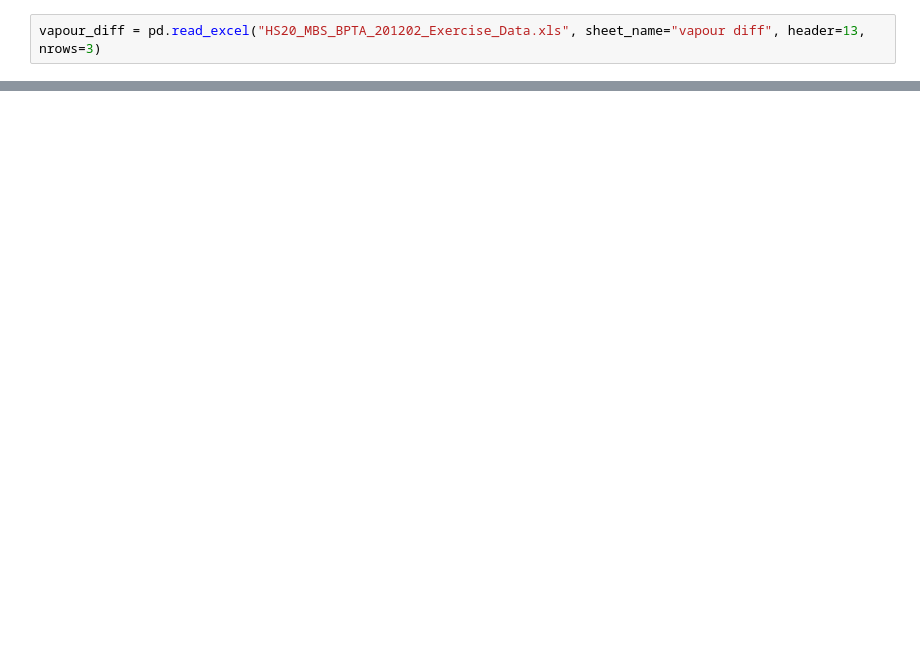
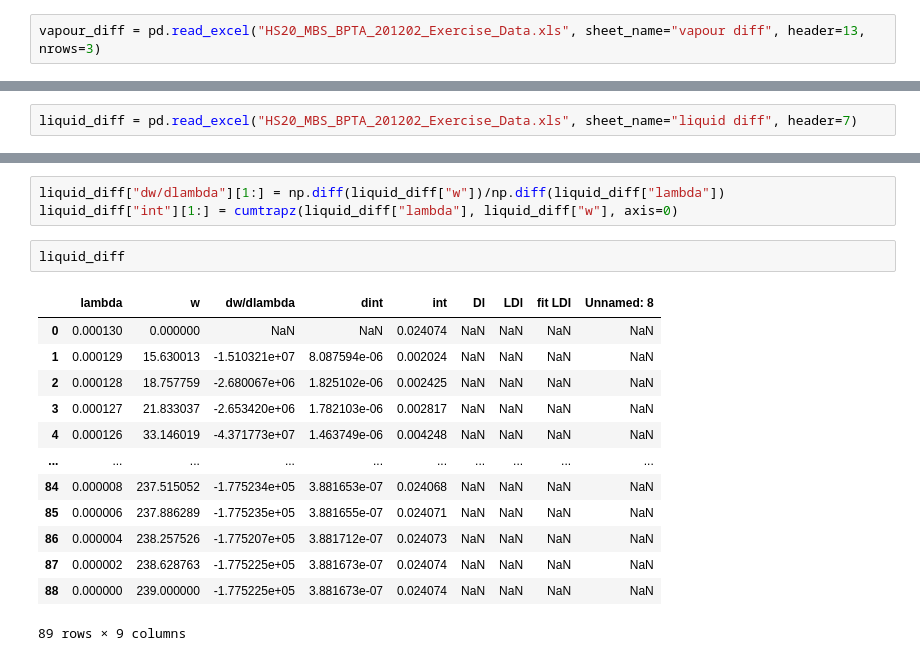
Before and after one commit to pick2510/BPTA, a Jupyter notebook: Ex2/Ex2.ipynb, the cells around one changed output, grey strips where cells are left out. Cells and saved outputs as stored; diff of their text form; blank space fills up the shorter version.

```diff
--- a/Ex2/Ex2.ipynb
+++ b/Ex2/Ex2.ipynb
@@ -44,0 +53,2 @@ Name: w, dtype: float64
+# %%
+liquid_diff = pd.read_excel("HS20_MBS_BPTA_201202_Exercise_Data.xls", sheet_name="liquid diff", header=7)
@@ -44,0 +70,19 @@ Name: w, dtype: float64
+# %%
+liquid_diff["dw/dlambda"][1:] = np.diff(liquid_diff["w"])/np.diff(liquid_diff["lambda"])
+liquid_diff["int"][1:] = cumtrapz(liquid_diff["lambda"], liquid_diff["w"], axis=0)
+# %%
+liquid_diff
+# %% [output]
+|  | lambda | w | dw/dlambda | dint | int | Dl | LDl | fit LDI | Unnamed: 8 |
+| 0 | 0.000130 | 0.000000 | NaN | NaN | 0.024074 | NaN | NaN | NaN | NaN |
+| 1 | 0.000129 | 15.630013 | -1.510321e+07 | 8.087594e-06 | 0.002024 | NaN | NaN | NaN | NaN |
+| 2 | 0.000128 | 18.757759 | -2.680067e+06 | 1.825102e-06 | 0.002425 | NaN | NaN | NaN | NaN |
+| 3 | 0.000127 | 21.833037 | -2.653420e+06 | 1.782103e-06 | 0.002817 | NaN | NaN | NaN | NaN |
+| 4 | 0.000126 | 33.146019 | -4.371773e+07 | 1.463749e-06 | 0.004248 | NaN | NaN | NaN | NaN |
+| ... | ... | ... | ... | ... | ... | ... | ... | ... | ... |
+| 84 | 0.000008 | 237.515052 | -1.775234e+05 | 3.881653e-07 | 0.024068 | NaN | NaN | NaN | NaN |
+| 85 | 0.000006 | 237.886289 | -1.775235e+05 | 3.881655e-07 | 0.024071 | NaN | NaN | NaN | NaN |
+| 86 | 0.000004 | 238.257526 | -1.775207e+05 | 3.881712e-07 | 0.024073 | NaN | NaN | NaN | NaN |
+| 87 | 0.000002 | 238.628763 | -1.775225e+05 | 3.881673e-07 | 0.024074 | NaN | NaN | NaN | NaN |
+| 88 | 0.000000 | 239.000000 | -1.775225e+05 | 3.881673e-07 | 0.024074 | NaN | NaN | NaN | NaN |
+89 rows × 9 columns
```
Also changed, not shown: parts of 9 cells of this notebook.
